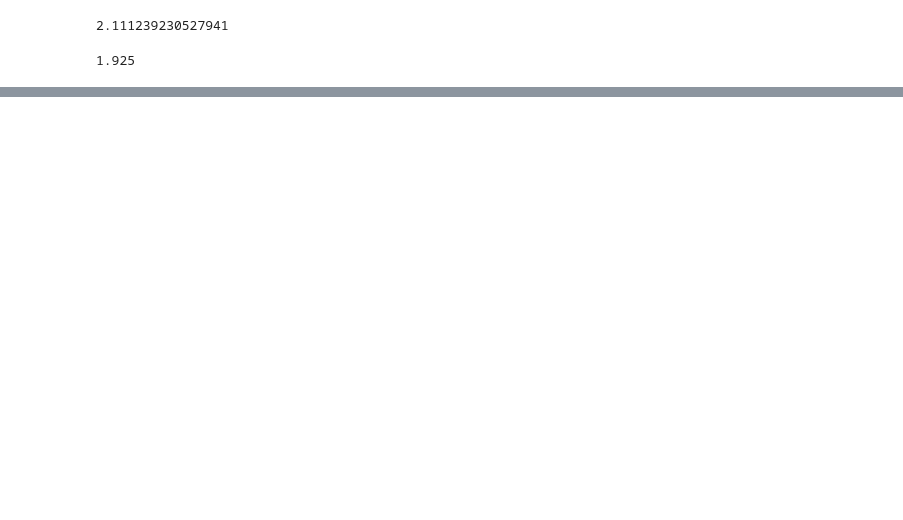
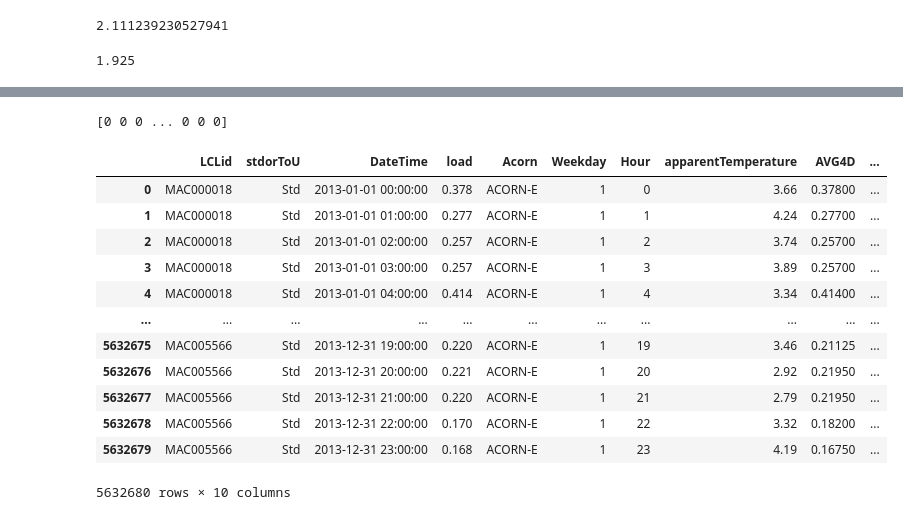
Before and after one commit to angadkhurana/Fed-Learning-For-Energy-Systems, a Jupyter notebook: data_preprocessing.ipynb, the cells around one changed output, grey strips where cells are left out. Saved outputs shown, nothing was run; the diff lists cells and outputs as text; code cells hidden in the pictures; blank space fills up the shorter version.

Commit message:
Only selecting Acorn-E as we only need one group and that is the group with most members

```diff
--- a/data_preprocessing.ipynb
+++ b/data_preprocessing.ipynb
@@ -151,0 +269,3 @@ df_aggregated.groupby(['LCLid','Acorn']).count().groupby(['Acorn']).count()
+# %%
+## Only selecting Acorn-E as we only need one group and that is the group with most members
+df_aggregated = df_aggregated[df_aggregated.Acorn=='ACORN-E'].sort_values(['LCLid','DateTime']).reset_index(drop = True)
@@ -279,6 +462,8 @@ labels = kmeans.labels_
 
 # Print the cluster labels
 print(labels)
+# %% [output]
+[0 0 0 ... 0 0 0]
 # %%
 df_aggregated['TempCluster'] = labels
 # %%
@@ -292,0 +478,16 @@ df_final = df_aggregated
+# %%
+df_final
+# %% [output]
+|  | LCLid | stdorToU | DateTime | load | Acorn | Weekday | Hour | apparentTemperature | AVG4D | ... |
+| 0 | MAC000018 | Std | 2013-01-01 00:00:00 | 0.378 | ACORN-E | 1 | 0 | 3.66 | 0.37800 | ... |
+| 1 | MAC000018 | Std | 2013-01-01 01:00:00 | 0.277 | ACORN-E | 1 | 1 | 4.24 | 0.27700 | ... |
+| 2 | MAC000018 | Std | 2013-01-01 02:00:00 | 0.257 | ACORN-E | 1 | 2 | 3.74 | 0.25700 | ... |
+| 3 | MAC000018 | Std | 2013-01-01 03:00:00 | 0.257 | ACORN-E | 1 | 3 | 3.89 | 0.25700 | ... |
+| 4 | MAC000018 | Std | 2013-01-01 04:00:00 | 0.414 | ACORN-E | 1 | 4 | 3.34 | 0.41400 | ... |
+| ... | ... | ... | ... | ... | ... | ... | ... | ... | ... | ... |
+| 5632675 | MAC005566 | Std | 2013-12-31 19:00:00 | 0.220 | ACORN-E | 1 | 19 | 3.46 | 0.21125 | ... |
+| 5632676 | MAC005566 | Std | 2013-12-31 20:00:00 | 0.221 | ACORN-E | 1 | 20 | 2.92 | 0.21950 | ... |
+| 5632677 | MAC005566 | Std | 2013-12-31 21:00:00 | 0.220 | ACORN-E | 1 | 21 | 2.79 | 0.21950 | ... |
+| 5632678 | MAC005566 | Std | 2013-12-31 22:00:00 | 0.170 | ACORN-E | 1 | 22 | 3.32 | 0.18200 | ... |
+| 5632679 | MAC005566 | Std | 2013-12-31 23:00:00 | 0.168 | ACORN-E | 1 | 23 | 4.19 | 0.16750 | ... |
+5632680 rows × 10 columns
```
Also changed, not shown: parts of 28 cells of this notebook.
